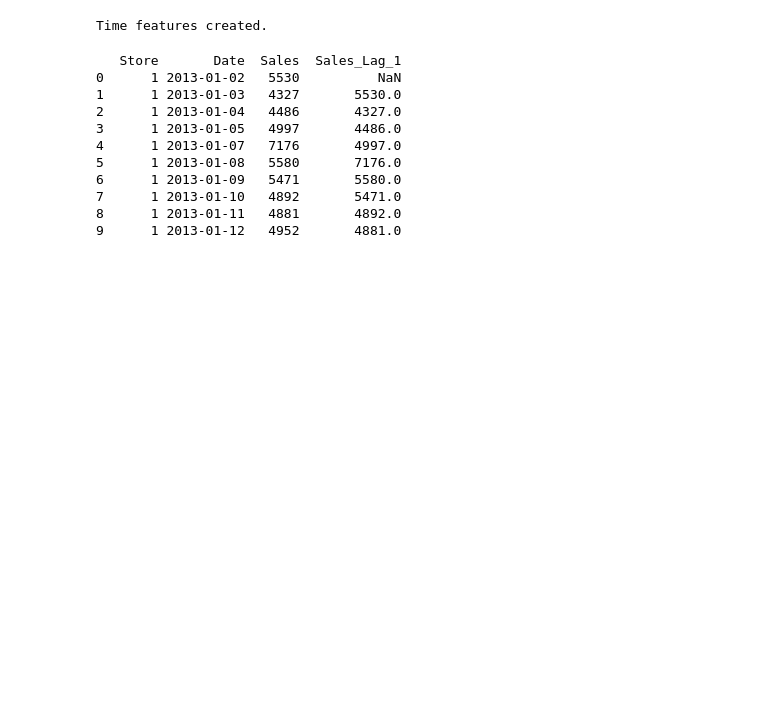
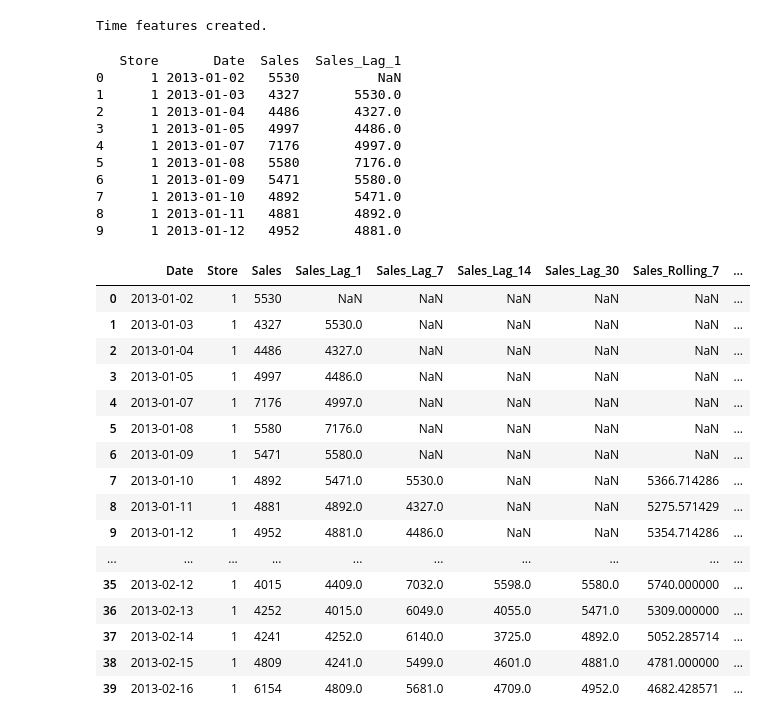
Before and after one commit to Aaronkuriyan/salesnova, a Jupyter notebook: notebooks/03_feature_engineering.ipynb, the cells around one changed output. Drawn from its saved outputs; the diff is of its cells as text; code cells hidden in the pictures; blank space fills up the shorter version.

Commit message:
Add sales forecasting feature engineering

```diff
--- a/notebooks/03_feature_engineering.ipynb
+++ b/notebooks/03_feature_engineering.ipynb
@@ -109,3 +109,41 @@ df["Promo_Weekend"] = (
 df["CompetitionDistanceKm"] = (
     df["CompetitionDistance"] / 1000
 )
+# %%
+feature_columns = [
+    "Date",
+    "Store",
+    "Sales",
+    "Sales_Lag_1",
+    "Sales_Lag_7",
+    "Sales_Lag_14",
+    "Sales_Lag_30",
+    "Sales_Rolling_7",
+    "Sales_Rolling_14",
+    "Sales_Rolling_30",
+    "Promo",
+    "Promo2",
+    "IsWeekend",
+    "IsHoliday",
+    "CompetitionDistanceKm"
+]
+
+df[feature_columns].head(40)
+# %% [output]
+|  | Date | Store | Sales | Sales_Lag_1 | Sales_Lag_7 | Sales_Lag_14 | Sales_Lag_30 | Sales_Rolling_7 | ... |
+| 0 | 2013-01-02 | 1 | 5530 | NaN | NaN | NaN | NaN | NaN | ... |
+| 1 | 2013-01-03 | 1 | 4327 | 5530.0 | NaN | NaN | NaN | NaN | ... |
+| 2 | 2013-01-04 | 1 | 4486 | 4327.0 | NaN | NaN | NaN | NaN | ... |
+| 3 | 2013-01-05 | 1 | 4997 | 4486.0 | NaN | NaN | NaN | NaN | ... |
+| 4 | 2013-01-07 | 1 | 7176 | 4997.0 | NaN | NaN | NaN | NaN | ... |
+| 5 | 2013-01-08 | 1 | 5580 | 7176.0 | NaN | NaN | NaN | NaN | ... |
+| 6 | 2013-01-09 | 1 | 5471 | 5580.0 | NaN | NaN | NaN | NaN | ... |
+| 7 | 2013-01-10 | 1 | 4892 | 5471.0 | 5530.0 | NaN | NaN | 5366.714286 | ... |
+| 8 | 2013-01-11 | 1 | 4881 | 4892.0 | 4327.0 | NaN | NaN | 5275.571429 | ... |
+| 9 | 2013-01-12 | 1 | 4952 | 4881.0 | 4486.0 | NaN | NaN | 5354.714286 | ... |
+| ... | ... | ... | ... | ... | ... | ... | ... | ... | ... |
+| 35 | 2013-02-12 | 1 | 4015 | 4409.0 | 7032.0 | 5598.0 | 5580.0 | 5740.000000 | ... |
+| 36 | 2013-02-13 | 1 | 4252 | 4015.0 | 6049.0 | 4055.0 | 5471.0 | 5309.000000 | ... |
+| 37 | 2013-02-14 | 1 | 4241 | 4252.0 | 6140.0 | 3725.0 | 4892.0 | 5052.285714 | ... |
+| 38 | 2013-02-15 | 1 | 4809 | 4241.0 | 5499.0 | 4601.0 | 4881.0 | 4781.000000 | ... |
+| 39 | 2013-02-16 | 1 | 6154 | 4809.0 | 5681.0 | 4709.0 | 4952.0 | 4682.428571 | ... |
```
